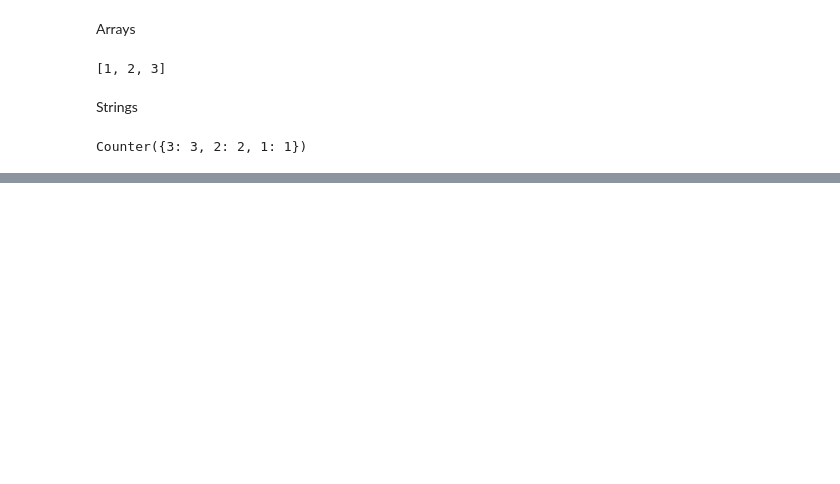
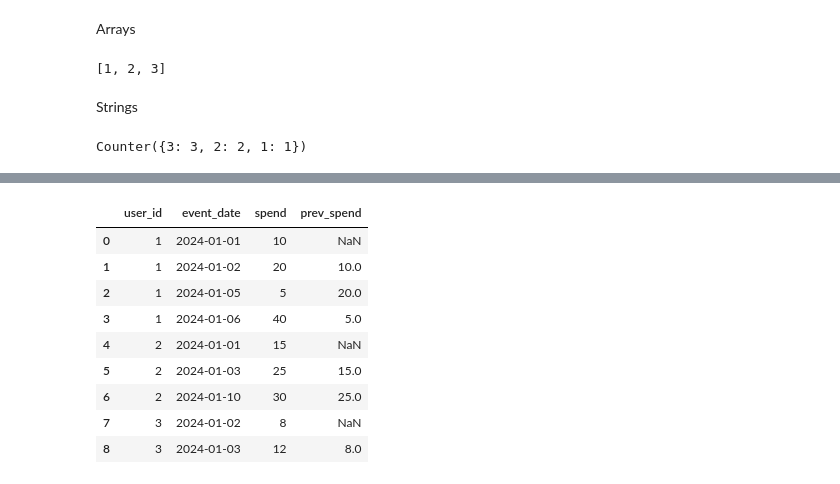
Before and after one commit to underprashure/dsa-practice, a Jupyter notebook: neetcode-75.ipynb, the cells around one changed output, grey strips where cells are left out. Cells and saved outputs as stored; diff of their text form; code cells hidden in the pictures; blank space fills up the shorter version.

```diff
--- a/neetcode-75.ipynb
+++ b/neetcode-75.ipynb
@@ -124,0 +193,13 @@ Counter({3: 3, 2: 2, 1: 1})
+# %%
+events
+# %% [output]
+|  | user_id | event_date | spend | prev_spend |
+| 0 | 1 | 2024-01-01 | 10 | NaN |
+| 1 | 1 | 2024-01-02 | 20 | 10.0 |
+| 2 | 1 | 2024-01-05 | 5 | 20.0 |
+| 3 | 1 | 2024-01-06 | 40 | 5.0 |
+| 4 | 2 | 2024-01-01 | 15 | NaN |
+| 5 | 2 | 2024-01-03 | 25 | 15.0 |
+| 6 | 2 | 2024-01-10 | 30 | 25.0 |
+| 7 | 3 | 2024-01-02 | 8 | NaN |
+| 8 | 3 | 2024-01-03 | 12 | 8.0 |
```
Also changed, not shown: parts of 16 cells of this notebook, 2 other files.
